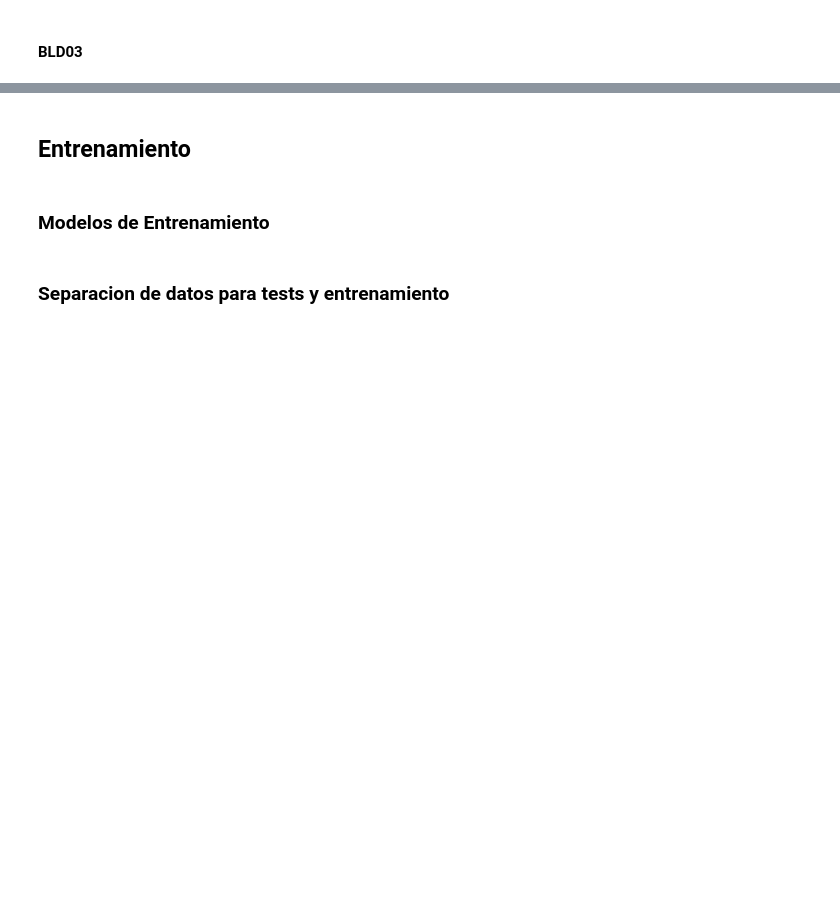
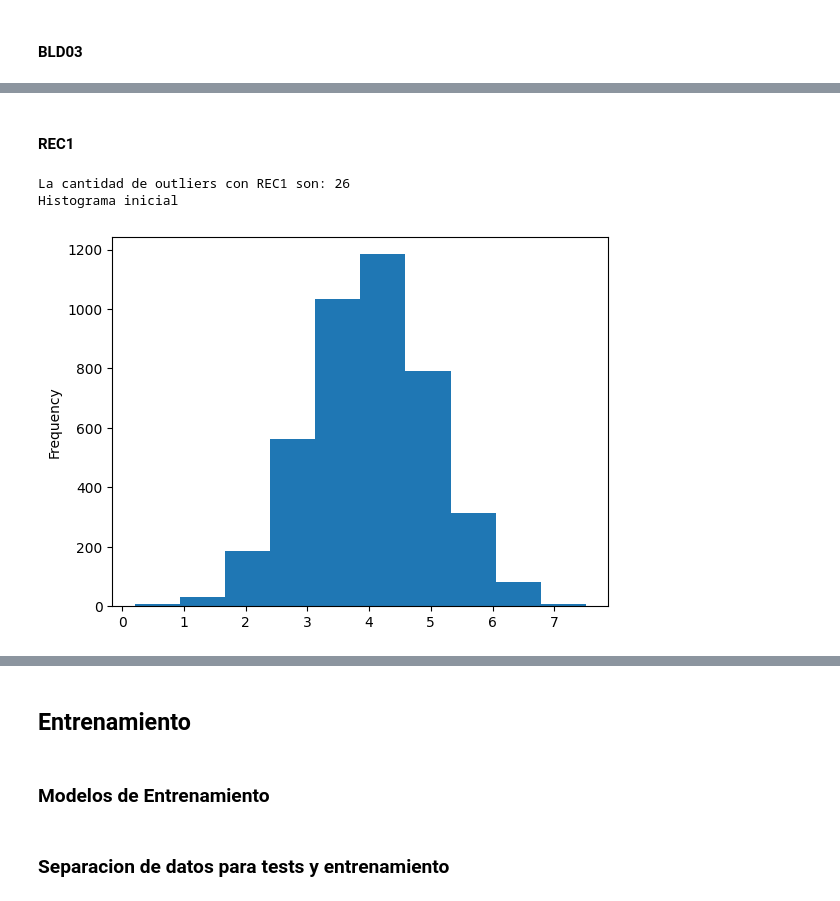
Before and after one commit to facundocarballo/ciencia-datos, a Jupyter notebook: colab.ipynb, the cells around one changed output, grey strips where cells are left out. Cells and saved outputs as stored; diff of their text form; code cells hidden in the pictures; blank space fills up the shorter version.

```diff
--- a/colab.ipynb
+++ b/colab.ipynb
@@ -196,5 +196,14 @@ class Outliers:
 
     def replace_with_mean(self):
         self.replace_with(self.df[self.column_name].mean())
+
+    def outliers_length(self):
+        return len(self.outliers)
+# %%
+def resolve_outliers(column_name: str, df: pd.DataFrame):
+    outliers = Outliers(df, column_name)
+    print("La cantidad de outliers con " + column_name + " son: " + str(outliers.outliers_length()))
+    print("Histograma inicial")
+    df[column_name].plot(kind='hist')
 # %% [markdown]
 #### BLD01
@@ -243,0 +232,8 @@ df[column_name].plot(kind='hist')
+# %% [markdown]
+#### REC1
+# %%
+resolve_outliers('REC1', df)
+# %% [output]
+La cantidad de outliers con REC1 son: 26
+Histograma inicial
+[figure, added]
```
Also changed, not shown: parts of 20 cells of this notebook, 23 other files.
